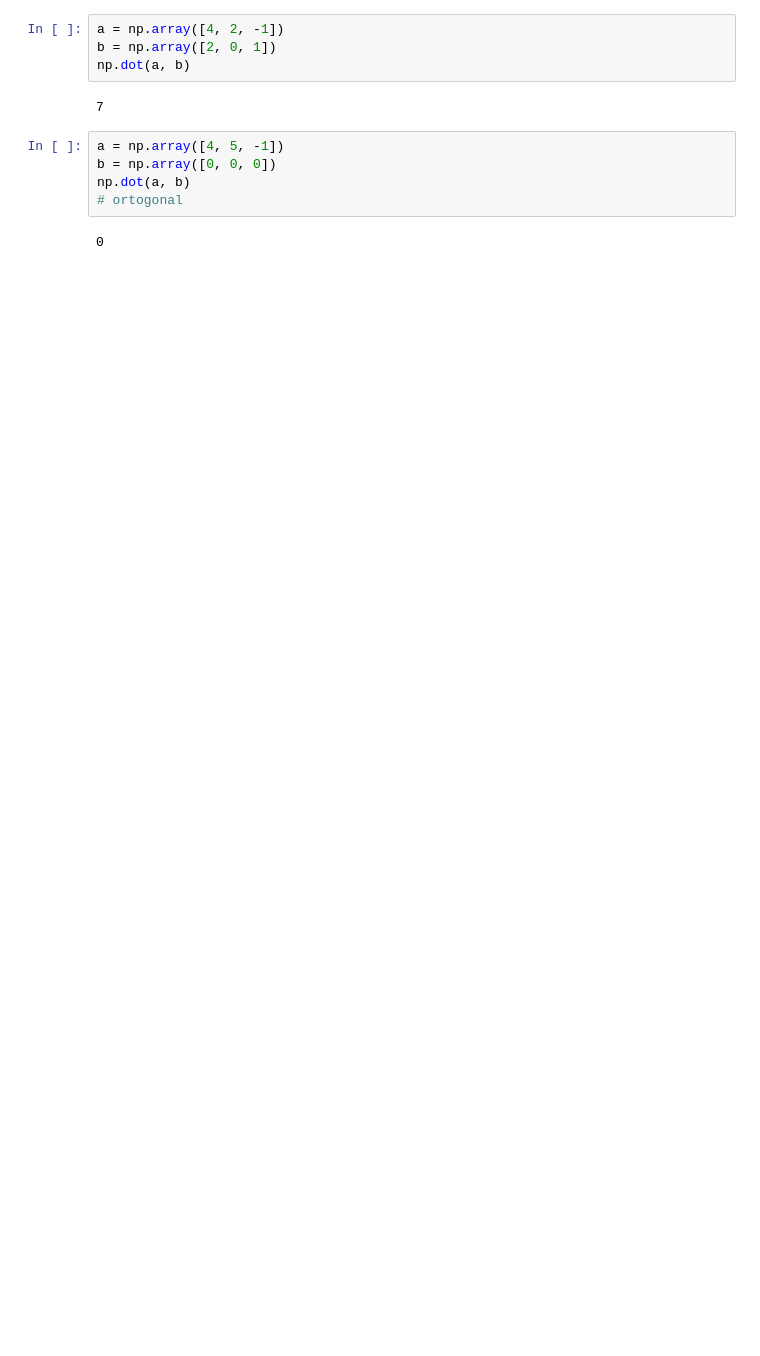
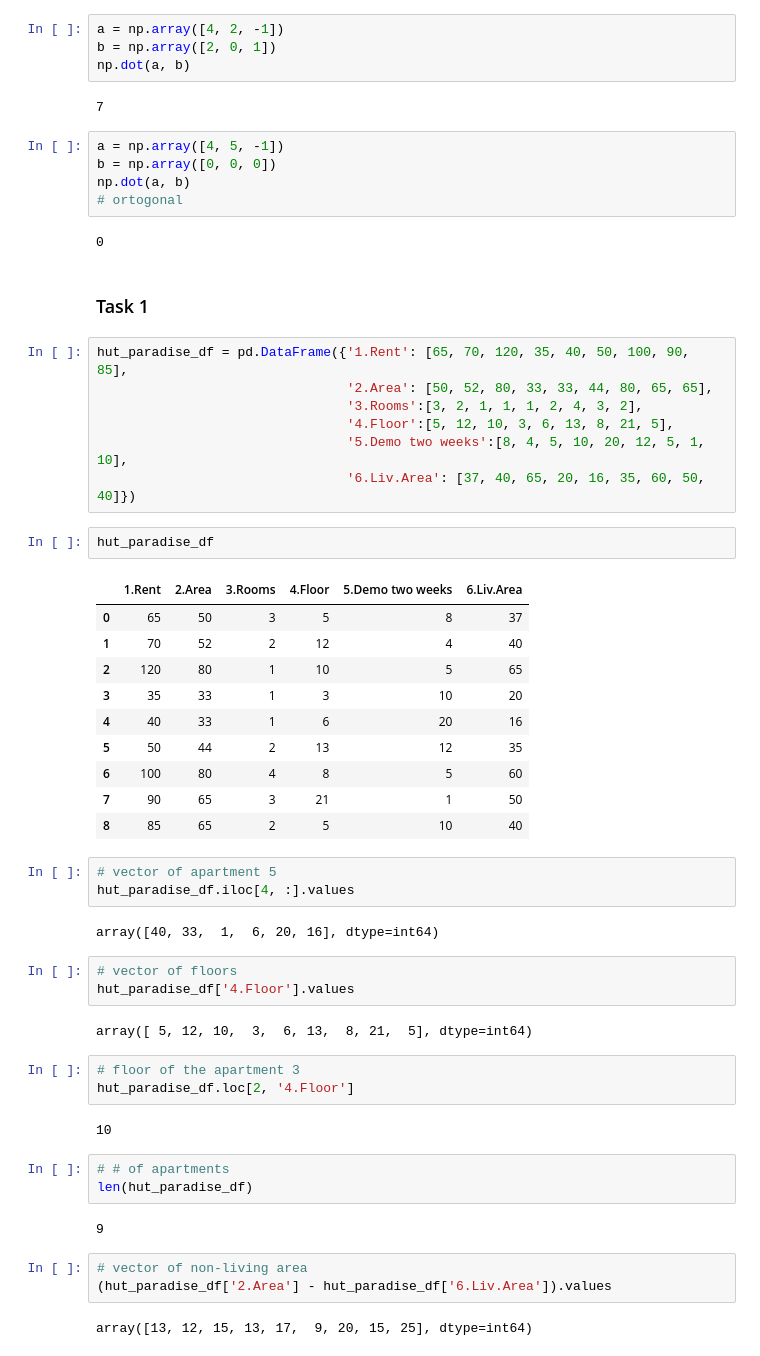
Before and after one commit to EugeniaVoytik/Skillfactory_Data_Science_Degree, a Jupyter notebook: module_3/Module_suppl_notebooks/MATH&STAT-1. Linear algebra.ipynb, the cells around one changed output. Cells and saved outputs as stored; diff of their text form; blank space fills up the shorter version.

```diff
--- a/module_3/Module_suppl_notebooks/MATH&STAT-1. Linear algebra.ipynb
+++ b/module_3/Module_suppl_notebooks/MATH&STAT-1. Linear algebra.ipynb
@@ -155,3 +182,50 @@ np.dot(a, b)
 # ortogonal
 # %% [output]
 0
+# %% [markdown]
+### Task 1
+# %%
+hut_paradise_df = pd.DataFrame({'1.Rent': [65, 70, 120, 35, 40, 50, 100, 90, 85],
+                                '2.Area': [50, 52, 80, 33, 33, 44, 80, 65, 65],
+                                '3.Rooms':[3, 2, 1, 1, 1, 2, 4, 3, 2],
+                                '4.Floor':[5, 12, 10, 3, 6, 13, 8, 21, 5],
+                                '5.Demo two weeks':[8, 4, 5, 10, 20, 12, 5, 1, 10],
+                                '6.Liv.Area': [37, 40, 65, 20, 16, 35, 60, 50, 40]})
+# %%
+hut_paradise_df
+# %% [output]
+|  | 1.Rent | 2.Area | 3.Rooms | 4.Floor | 5.Demo two weeks | 6.Liv.Area |
+| 0 | 65 | 50 | 3 | 5 | 8 | 37 |
+| 1 | 70 | 52 | 2 | 12 | 4 | 40 |
+| 2 | 120 | 80 | 1 | 10 | 5 | 65 |
+| 3 | 35 | 33 | 1 | 3 | 10 | 20 |
+| 4 | 40 | 33 | 1 | 6 | 20 | 16 |
+| 5 | 50 | 44 | 2 | 13 | 12 | 35 |
+| 6 | 100 | 80 | 4 | 8 | 5 | 60 |
+| 7 | 90 | 65 | 3 | 21 | 1 | 50 |
+| 8 | 85 | 65 | 2 | 5 | 10 | 40 |
+# %%
+# vector of apartment 5
+hut_paradise_df.iloc[4, :].values
+# %% [output]
+array([40, 33,  1,  6, 20, 16], dtype=int64)
+# %%
+# vector of floors
+hut_paradise_df['4.Floor'].values
+# %% [output]
+array([ 5, 12, 10,  3,  6, 13,  8, 21,  5], dtype=int64)
+# %%
+# floor of the apartment 3
+hut_paradise_df.loc[2, '4.Floor']
+# %% [output]
+10
+# %%
+# # of apartments
+len(hut_paradise_df)
+# %% [output]
+9
+# %%
+# vector of non-living area
+(hut_paradise_df['2.Area'] - hut_paradise_df['6.Liv.Area']).values
+# %% [output]
+array([13, 12, 15, 13, 17,  9, 20, 15, 25], dtype=int64)
```
Also changed, not shown: parts of 86 cells of this notebook.
